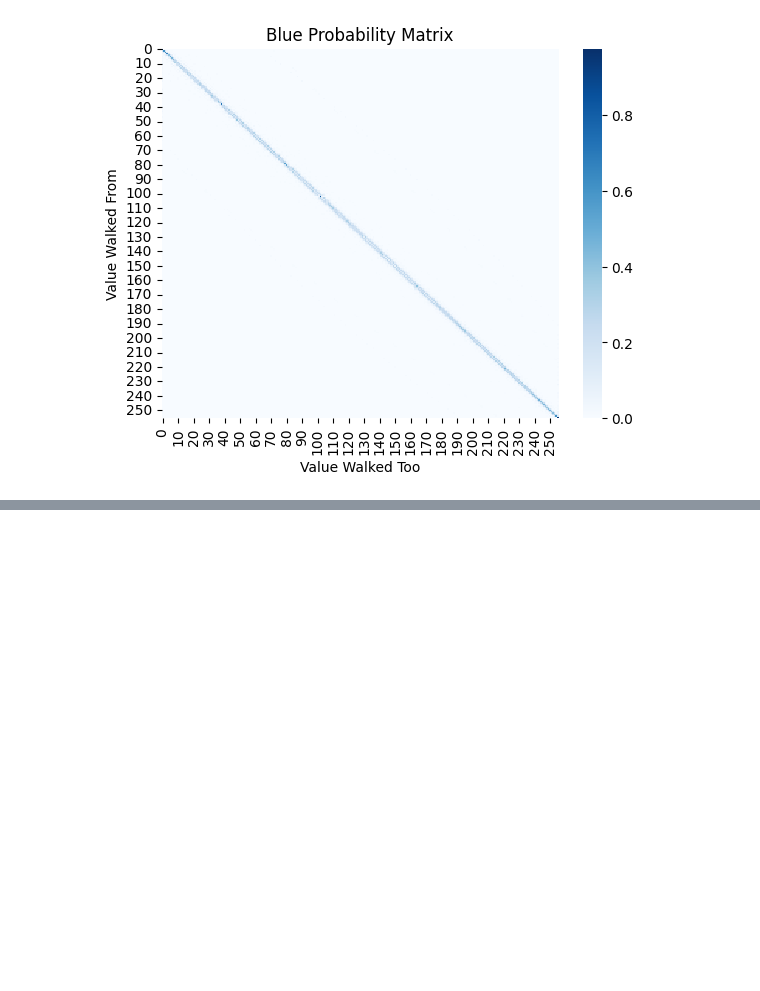
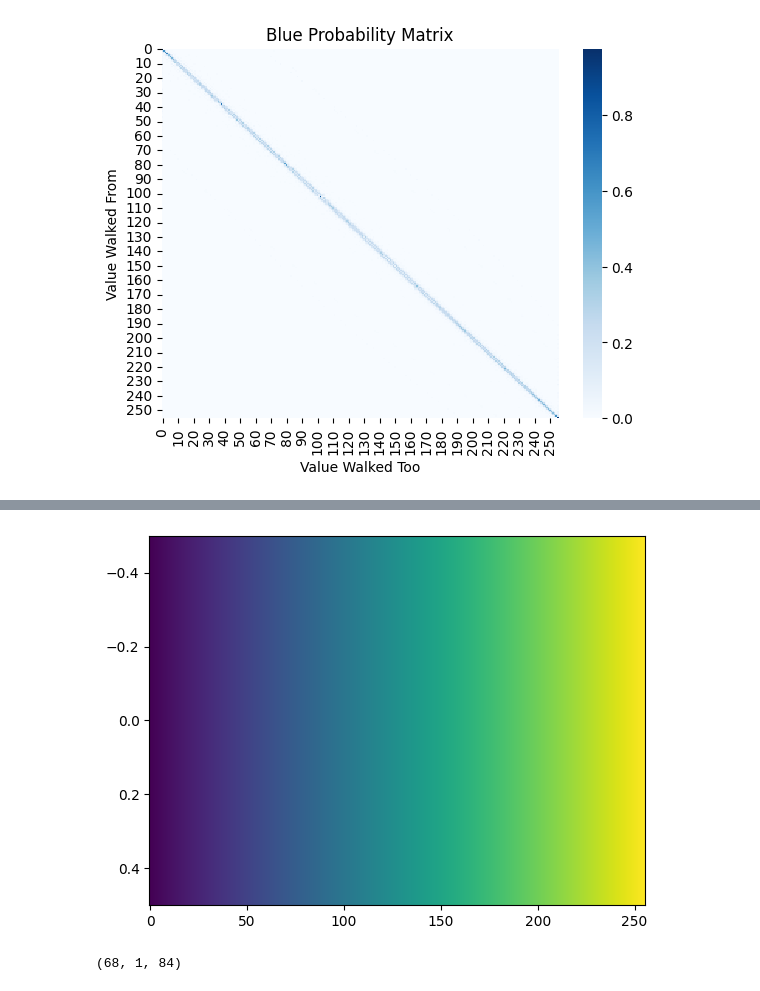
Before and after one commit to jbs-public-function/color-brains, a Jupyter notebook: color_brains/research/colormaps-markov-dataset.ipynb, the cells around one changed output, grey strips where cells are left out. Saved outputs shown, nothing was run; the diff lists cells and outputs as text; code cells hidden in the pictures; blank space fills up the shorter version.

Commit message:
Add in probability matrices for random walks along color ramps. Can generate any color ramp you want as long as it's viridis lol.

```diff
--- a/color_brains/research/colormaps-markov-dataset.ipynb
+++ b/color_brains/research/colormaps-markov-dataset.ipynb
@@ -48,3 +50,8 @@ ax.set_ylabel("Value Walked From")
 # %% [output]
 Text(50.722222222222214, 0.5, 'Value Walked From')
 [figure]
+# %%
+df = cmap_dataframe()
+int_df = cmap_dataframe(convert_data_to_int=True)
+
+df[~df.category.isin(["Qualitative", "Uncategorized"])].cmap_name.unique()
@@ -50,0 +76,13 @@ Text(50.722222222222214, 0.5, 'Value Walked From')
+# %%
+color_name = "viridis"
+color_frame = df[df.cmap_name == color_name]
+img1 = np.array([color_frame[["red", "green", "blue"]]])
+ax = imshow(img1, aspect='auto')
+# %% [output]
+[figure, added]
+# %%
+int_color_frame = int_df[int_df.cmap_name == color_name]
+red, green, blue = int_color_frame.iloc[0][['red', 'green', 'blue']]
+red, green, blue
+# %% [output]
+(68, 1, 84)
```
Also changed, not shown: parts of 10 cells of this notebook.
